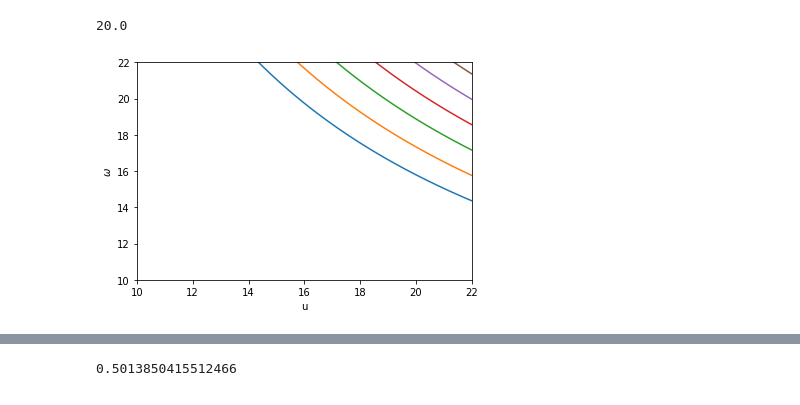
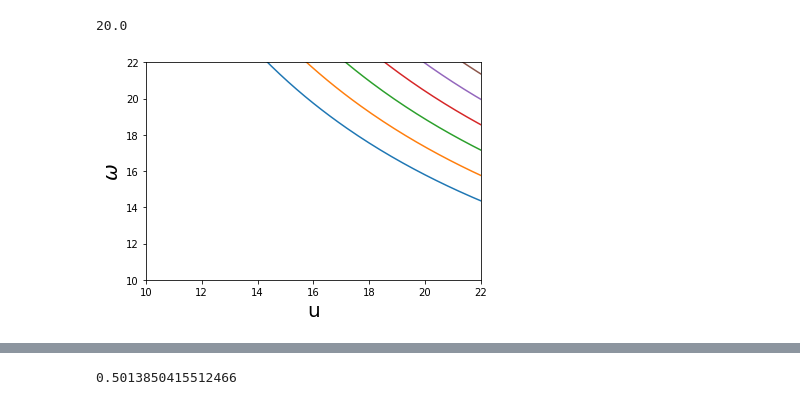
Before and after one commit to Dirivian/Jupyter_notebooks, a Jupyter notebook: Coin_toss.ipynb, the cells around one changed output, grey strips where cells are left out. Saved outputs shown, nothing was run; the diff lists cells and outputs as text; code cells hidden in the pictures.

```diff
--- a/Coin_toss.ipynb
+++ b/Coin_toss.ipynb
@@ -40,11 +110,12 @@ w_relation(w_relation(20,10),10)
 # %%
 u = np.linspace(0.1,100,1000)
 for n in range(10,18):
     plt.plot(u,w_relation(u,n))
 plt.xlim(10,22)
 plt.ylim(10,22)
-plt.xlabel('u')
-plt.ylabel('$\omega$')
+plt.xlabel('u',fontsize=20)
+plt.ylabel('$\omega$',fontsize=20)
+plt.savefig('curvesafar.pdf')
 plt.show()
 # %% [output]
-[figure, old version]
+[figure, new version]
```
Also changed, not shown: parts of 11 cells of this notebook.
